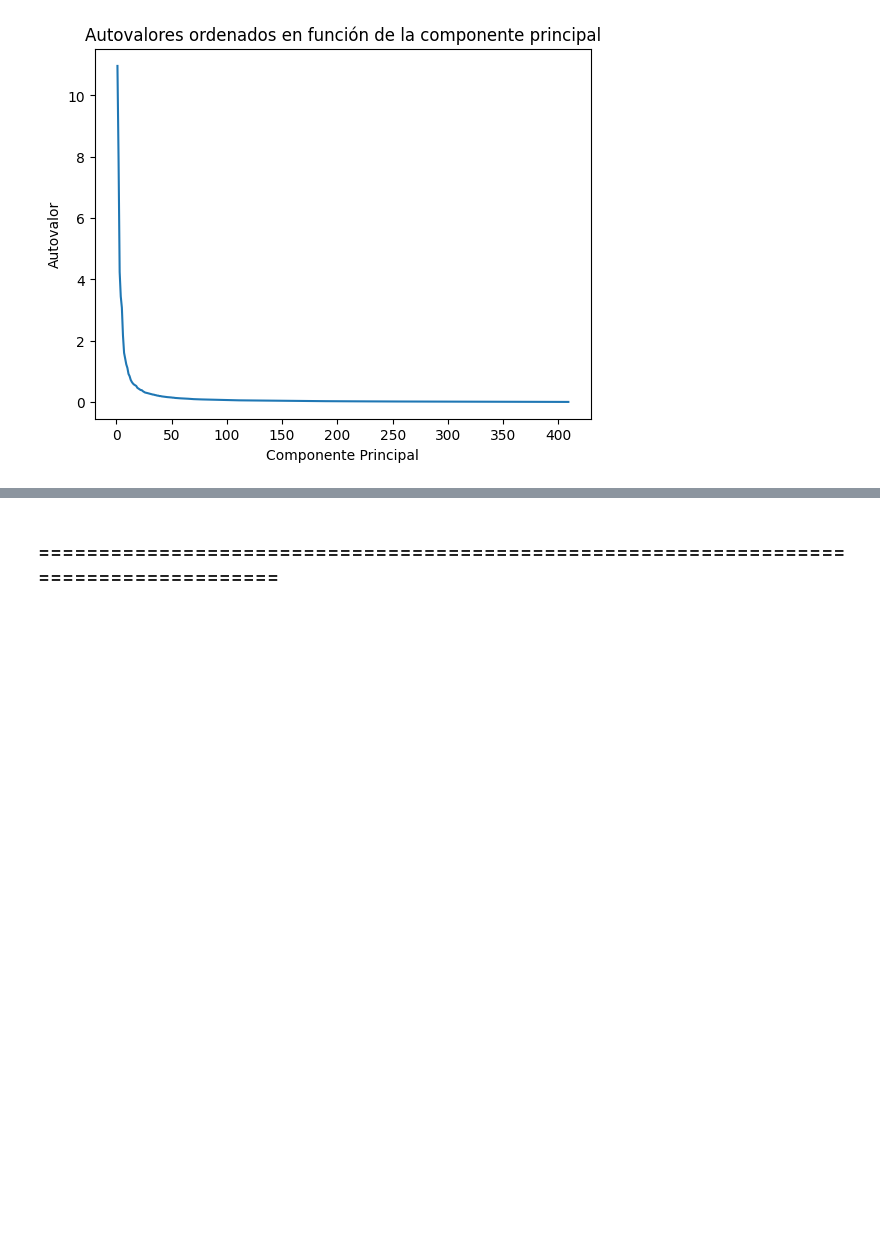
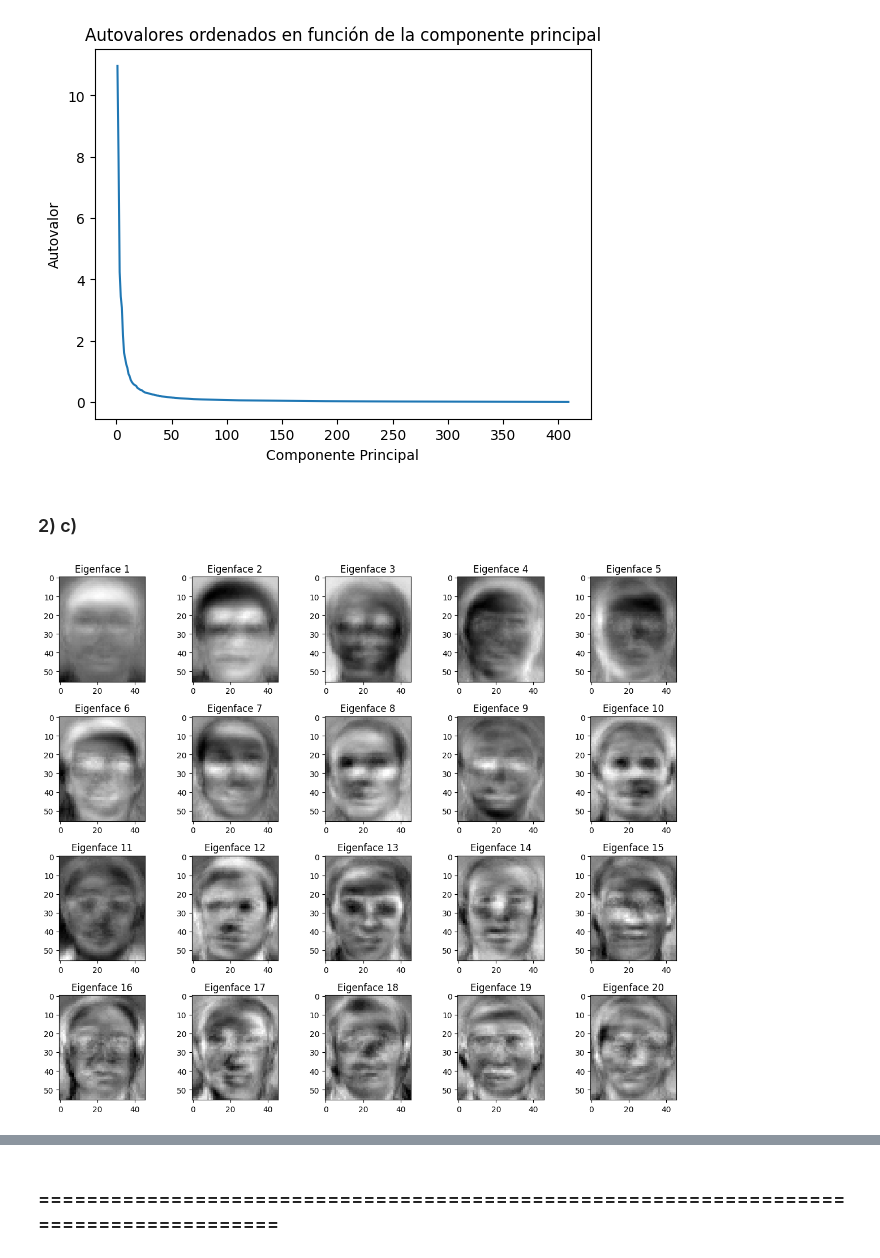
Before and after one commit to fedesassone/1c-2023-metodos-tp2, a Jupyter notebook: docs/ej1.ipynb, the cells around one changed output, grey strips where cells are left out. Drawn from its saved outputs; the diff is of its cells as text; code cells hidden in the pictures; blank space fills up the shorter version.

```diff
--- a/docs/ej1.ipynb
+++ b/docs/ej1.ipynb
@@ -144,3 +125,25 @@ plt.title('Autovalores ordenados en función de la componente principal')
 plt.show()
 # %% [output]
 [figure]
+# %% [markdown]
+### 2) c)
+# %%
+# Obtengo los primeros 20 autovectores correspondientes a los autovalores más grandes
+num_eigenfaces = 20
+eigenfaces = v[:, :num_eigenfaces]
+
+# Normalizo las eigenfaces
+eigenfaces /= np.linalg.norm(eigenfaces, axis=0)
+
+fig, axes = plt.subplots(4, 5, figsize=(12, 10))
+axes = axes.ravel()
+
+for i in range(num_eigenfaces):
+    eigenface = eigenfaces[:, i].reshape(56, 46)
+    axes[i].imshow(eigenface, cmap='gray')
+    axes[i].set_title(f'Eigenface {i+1}')
+
+plt.tight_layout()
+plt.show()
+# %% [output]
+[figure, added]
```
Also changed, not shown: parts of 12 cells of this notebook, 3 other files.
